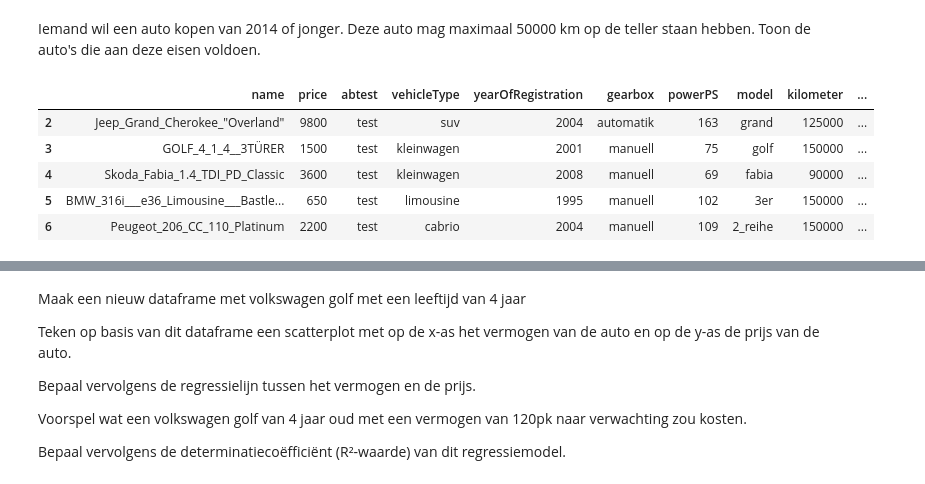
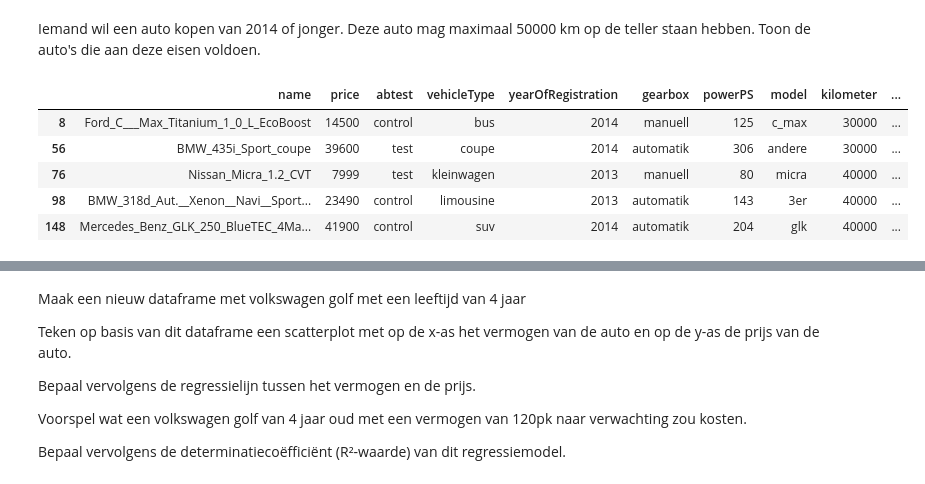
Before and after one commit to pascal-maker/Python, a Jupyter notebook: Labo_10_Herhalingslabo_Opgave.ipynb, the cells around one changed output, grey strips where cells are left out. Saved outputs shown, nothing was run; the diff lists cells and outputs as text; code cells hidden in the pictures.

```diff
--- a/Labo_10_Herhalingslabo_Opgave.ipynb
+++ b/Labo_10_Herhalingslabo_Opgave.ipynb
@@ -205,7 +365,3 @@ dataset.describe()
 # %% [markdown]
 Verwijder alle rijen waarbij de numerieke waarden gelijk zijn aan 0.
 Verwijder alle rijen waarbij het aantal pk (powerPS) kleiner is dan 10
-# %%
-# Verwijderen van onrealistische waarden
-dataset_clean = dataset_clean.drop(dataset_clean[dataset_clean['price']==0].index)
-dataset_clean = dataset_clean.drop(dataset_clean[dataset_clean['powerPS'] < 10].index)
@@ -343,12 +550,12 @@ Name: price, dtype: float64
 # %% [markdown]
 Iemand wil een auto kopen van 2014 of jonger. Deze auto mag maximaal 50000 km op de teller staan hebben. Toon de auto's die aan deze eisen voldoen.
 # %%
-dataset_clean[(dataset_clean['leeftijd'] >= 2014) & (dataset_clean['kilometer']<= 50000)]
-dataset_clean.head()
+selectie = dataset_clean[(dataset_clean['leeftijd'] <= 5) & (dataset_clean['kilometer'] <= 50000)]
+selectie.head()
 # %% [output]
 |  | name | price | abtest | vehicleType | yearOfRegistration | gearbox | powerPS | model | kilometer | ... |
-| 2 | Jeep_Grand_Cherokee_"Overland" | 9800 | test | suv | 2004 | automatik | 163 | grand | 125000 | ... |
-| 3 | GOLF_4_1_4__3TÜRER | 1500 | test | kleinwagen | 2001 | manuell | 75 | golf | 150000 | ... |
-| 4 | Skoda_Fabia_1.4_TDI_PD_Classic | 3600 | test | kleinwagen | 2008 | manuell | 69 | fabia | 90000 | ... |
-| 5 | BMW_316i___e36_Limousine___Bastle... | 650 | test | limousine | 1995 | manuell | 102 | 3er | 150000 | ... |
-| 6 | Peugeot_206_CC_110_Platinum | 2200 | test | cabrio | 2004 | manuell | 109 | 2_reihe | 150000 | ... |
+| 8 | Ford_C___Max_Titanium_1_0_L_EcoBoost | 14500 | control | bus | 2014 | manuell | 125 | c_max | 30000 | ... |
+| 56 | BMW_435i_Sport_coupe | 39600 | test | coupe | 2014 | automatik | 306 | andere | 30000 | ... |
+| 76 | Nissan_Micra_1.2_CVT | 7999 | test | kleinwagen | 2013 | manuell | 80 | micra | 40000 | ... |
+| 98 | BMW_318d_Aut.__Xenon__Navi__Sport... | 23490 | control | limousine | 2013 | automatik | 143 | 3er | 40000 | ... |
+| 148 | Mercedes_Benz_GLK_250_BlueTEC_4Ma... | 41900 | control | suv | 2014 | automatik | 204 | glk | 40000 | ... |
```
Also changed, not shown: parts of 20 cells of this notebook.
